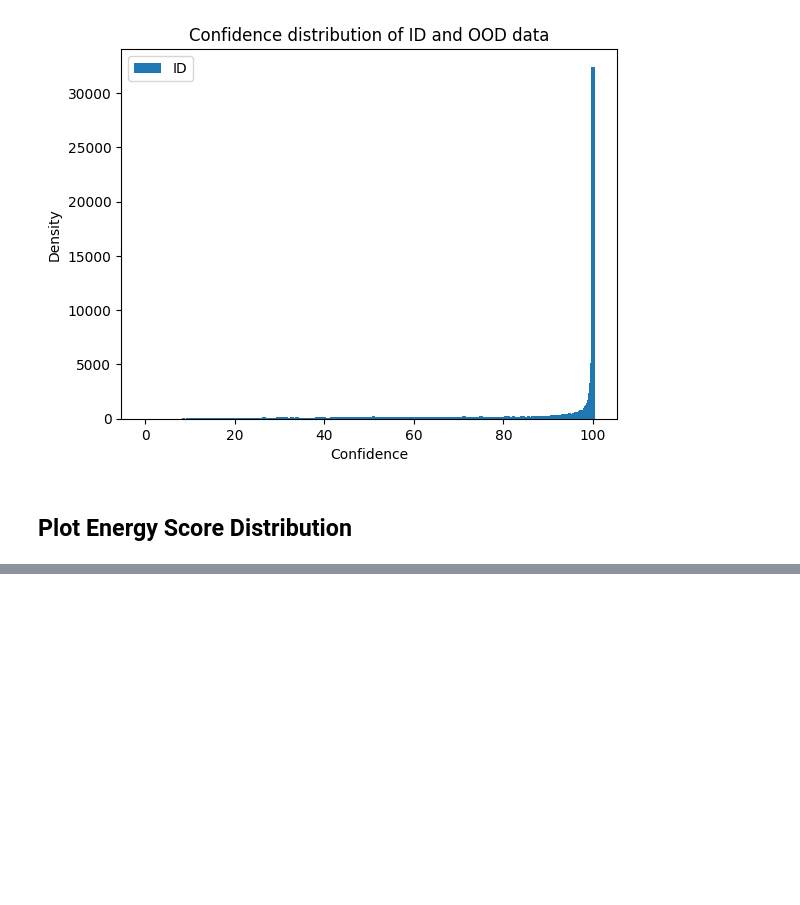
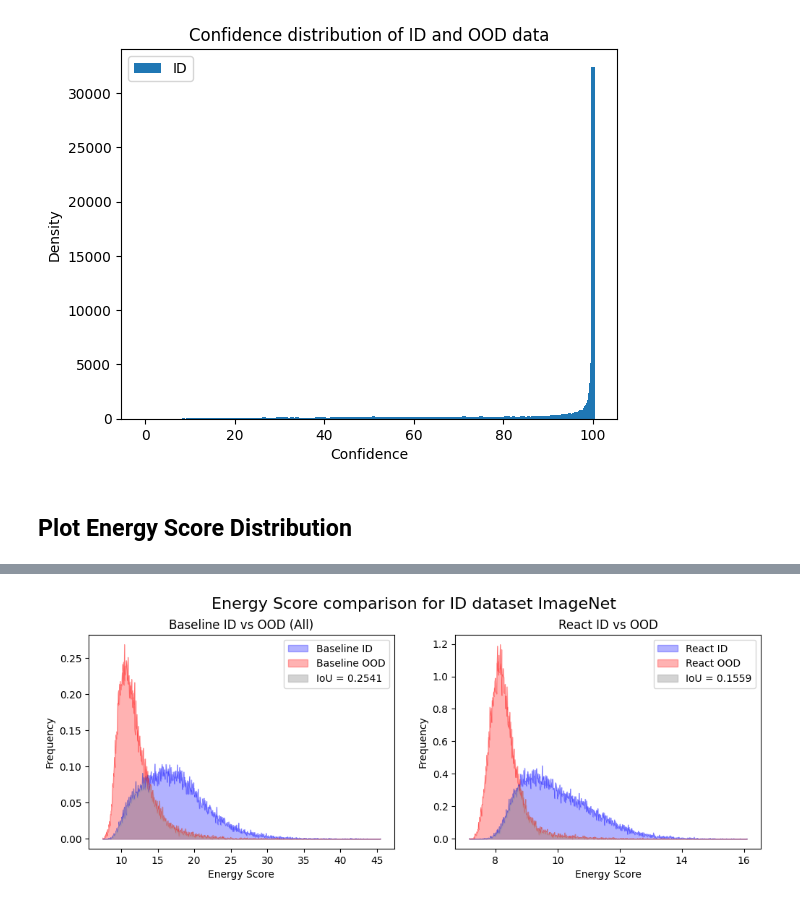
Before and after one commit to PaulRabich/RectPruneOOD, a Jupyter notebook: notebooks/visualize_distributions.ipynb, the cells around one changed output, grey strips where cells are left out. Drawn from its saved outputs; the diff is of its cells as text; code cells hidden in the pictures; blank space fills up the shorter version.

```diff
--- a/notebooks/visualize_distributions.ipynb
+++ b/notebooks/visualize_distributions.ipynb
@@ -109,0 +77,7 @@ plot_score_distributions(id_data["energy_score"], ood_inat["energy_score"], "Ene
+# %%
+plot_baseline_comparison(
+    id_dataset="imagenet",
+    method_name="react"
+)
+# %% [output]
+[figure, added]
```
Also changed, not shown: parts of 6 cells of this notebook, 5 other files.
